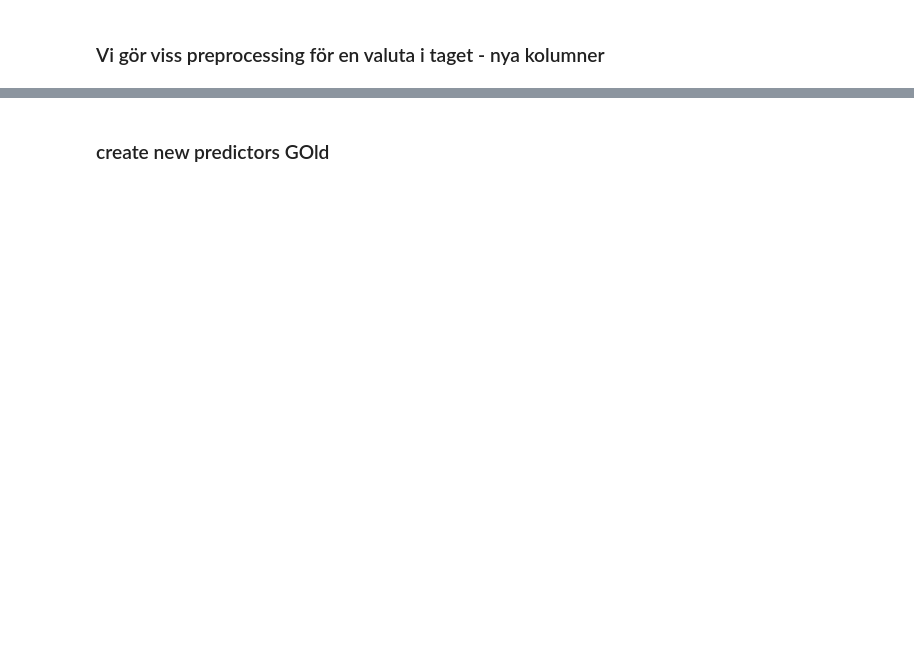
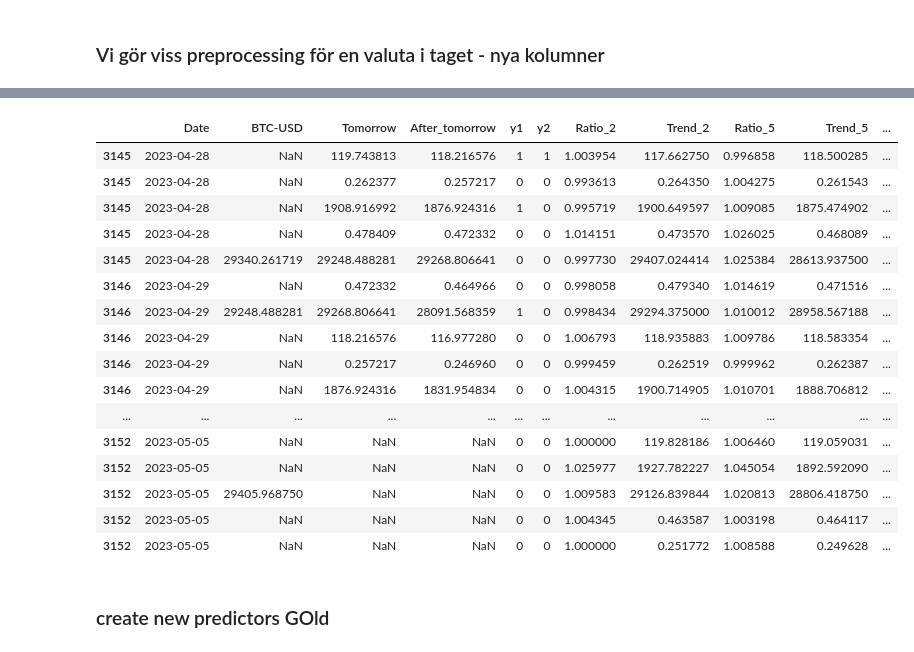
Before and after one commit to carokanns/the_new_Krypto, a Jupyter notebook: my_testa_modeller.ipynb, the cells around one changed output, grey strips where cells are left out. Cells and saved outputs as stored; diff of their text form; code cells hidden in the pictures; blank space fills up the shorter version.

```diff
--- a/my_testa_modeller.ipynb
+++ b/my_testa_modeller.ipynb
@@ -461,3 +458,23 @@ Name: Date, Length: 3150, dtype: int64
+# %%
+df.sort_values(by=['Date']).tail(40)
+# %% [output]
+|  | Date | BTC-USD | Tomorrow | After_tomorrow | y1 | y2 | Ratio_2 | Trend_2 | Ratio_5 | Trend_5 | ... |
+| 3145 | 2023-04-28 | NaN | 119.743813 | 118.216576 | 1 | 1 | 1.003954 | 117.662750 | 0.996858 | 118.500285 | ... |
+| 3145 | 2023-04-28 | NaN | 0.262377 | 0.257217 | 0 | 0 | 0.993613 | 0.264350 | 1.004275 | 0.261543 | ... |
+| 3145 | 2023-04-28 | NaN | 1908.916992 | 1876.924316 | 1 | 0 | 0.995719 | 1900.649597 | 1.009085 | 1875.474902 | ... |
+| 3145 | 2023-04-28 | NaN | 0.478409 | 0.472332 | 0 | 0 | 1.014151 | 0.473570 | 1.026025 | 0.468089 | ... |
+| 3145 | 2023-04-28 | 29340.261719 | 29248.488281 | 29268.806641 | 0 | 0 | 0.997730 | 29407.024414 | 1.025384 | 28613.937500 | ... |
+| 3146 | 2023-04-29 | NaN | 0.472332 | 0.464966 | 0 | 0 | 0.998058 | 0.479340 | 1.014619 | 0.471516 | ... |
+| 3146 | 2023-04-29 | 29248.488281 | 29268.806641 | 28091.568359 | 1 | 0 | 0.998434 | 29294.375000 | 1.010012 | 28958.567188 | ... |
+| 3146 | 2023-04-29 | NaN | 118.216576 | 116.977280 | 0 | 0 | 1.006793 | 118.935883 | 1.009786 | 118.583354 | ... |
+| 3146 | 2023-04-29 | NaN | 0.257217 | 0.246960 | 0 | 0 | 0.999459 | 0.262519 | 0.999962 | 0.262387 | ... |
+| 3146 | 2023-04-29 | NaN | 1876.924316 | 1831.954834 | 0 | 0 | 1.004315 | 1900.714905 | 1.010701 | 1888.706812 | ... |
+| ... | ... | ... | ... | ... | ... | ... | ... | ... | ... | ... | ... |
+| 3152 | 2023-05-05 | NaN | NaN | NaN | 0 | 0 | 1.000000 | 119.828186 | 1.006460 | 119.059031 | ... |
+| 3152 | 2023-05-05 | NaN | NaN | NaN | 0 | 0 | 1.025977 | 1927.782227 | 1.045054 | 1892.592090 | ... |
+| 3152 | 2023-05-05 | 29405.968750 | NaN | NaN | 0 | 0 | 1.009583 | 29126.839844 | 1.020813 | 28806.418750 | ... |
+| 3152 | 2023-05-05 | NaN | NaN | NaN | 0 | 0 | 1.004345 | 0.463587 | 1.003198 | 0.464117 | ... |
+| 3152 | 2023-05-05 | NaN | NaN | NaN | 0 | 0 | 1.000000 | 0.251772 | 1.008588 | 0.249628 | ... |
 # %% [markdown]
 ### create new predictors GOld
 # %%
```
Also changed, not shown: parts of 19 cells of this notebook, 4 other files.
